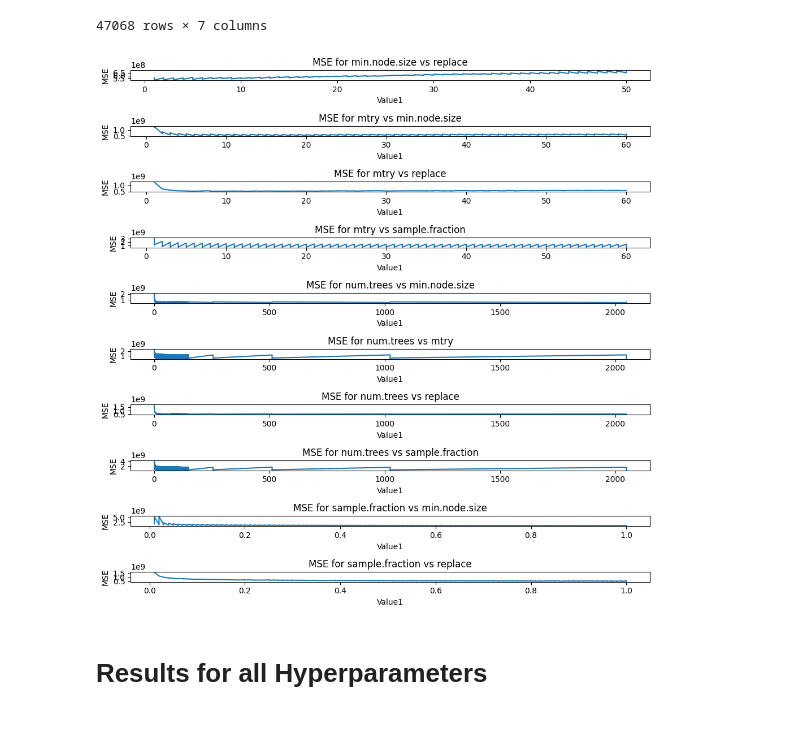
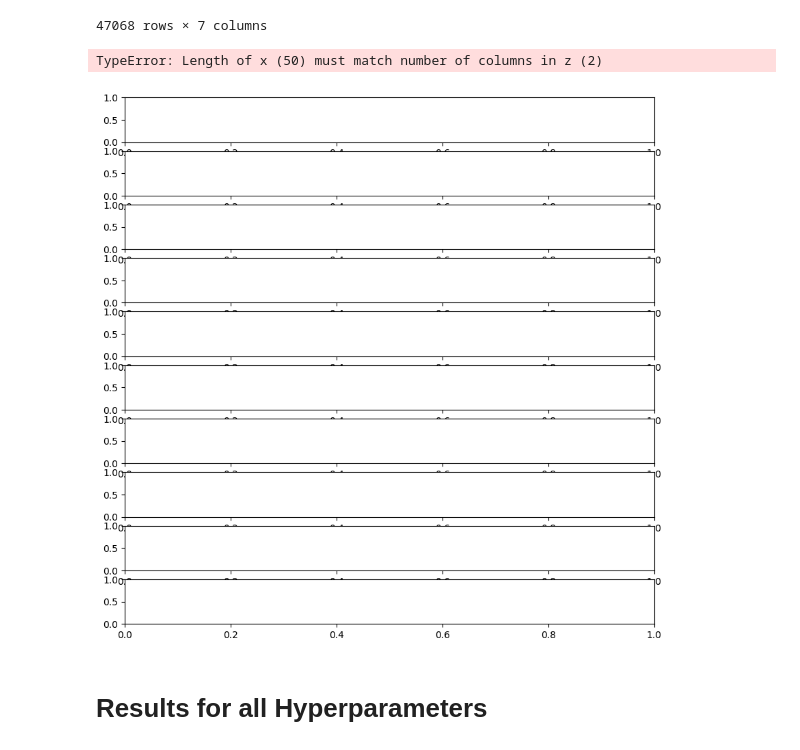
Before and after one commit to TimonKaeppel/tuning_house_prices, a Jupyter notebook: plotting_hyperpiratemeters_.ipynb, the cells around one changed output. Saved outputs shown, nothing was run; the diff lists cells and outputs as text; code cells hidden in the pictures.

```diff
--- a/plotting_hyperpiratemeters_.ipynb
+++ b/plotting_hyperpiratemeters_.ipynb
@@ -63,33 +63,39 @@ results_pairwise_df
 47068 rows × 7 columns
 # %%
 import matplotlib.pyplot as plt
+import numpy as np
 
 # Group the dataframe by Parameter1 and Parameter2
 grouped_df = results_pairwise_df.groupby(['Parameter1', 'Parameter2'])
 
 # Create a subplot for each group
 fig, axs = plt.subplots(len(grouped_df), 1, figsize=(10, 10))
 
 # Iterate over each group and create a plot
 for i, (group, data) in enumerate(grouped_df):
-    # Extract the values for Parameter1, Parameter2, and MSE
-    parameter1 = data['Value1']
-    parameter2 = data['Value2']
-    mse = data['MSE']
+    # Pivot the data so that we have one mse value for each combination of parameter1 and parameter2 values
+    pivot_df = data.pivot(index='Value1', columns='Value2', values='MSE')
 
-    # Create a line plot
-    axs[i].plot(parameter1, mse)
+    # Extract the values for parameter1, parameter2, and mse
+    parameter1 = pivot_df.index.values
+    parameter2 = pivot_df.columns.values
+    mse = pivot_df.values
+
+    # Create a contour plot
+    contour = axs[i].contourf(parameter1, parameter2, mse)
     axs[i].set_title(f'MSE for {group[0]} vs {group[1]}')
     axs[i].set_xlabel('Value1')
-    axs[i].set_ylabel('MSE')
+    axs[i].set_ylabel('Value2')
+    fig.colorbar(contour, ax=axs[i])
 
 # Adjust the spacing between subplots
 plt.tight_layout()
 
 # Show the plots
 plt.show()
 # %% [output]
+TypeError: Length of x (50) must match number of columns in z (2)
-[figure, old version]
+[figure, new version]
 # %% [markdown]
 # Results for all Hyperparameters
 # %%
```
Also changed, not shown: 7 other files.
